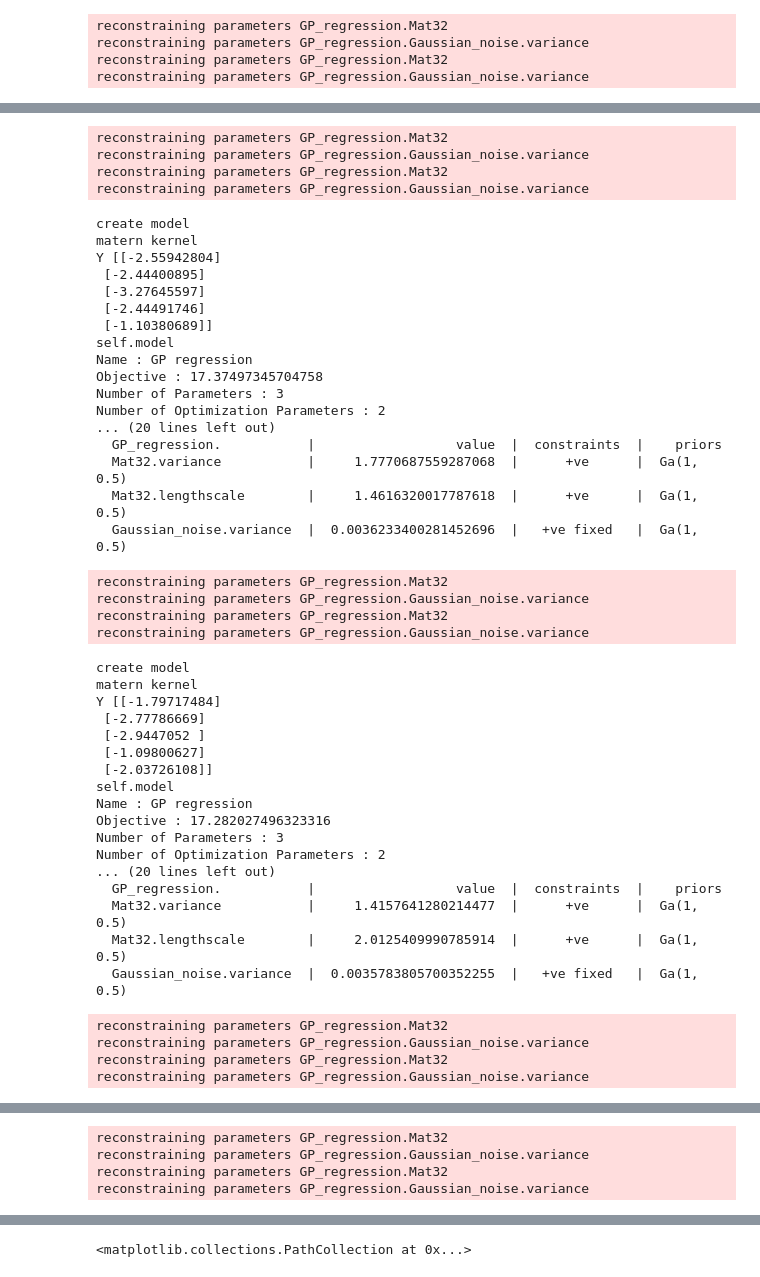
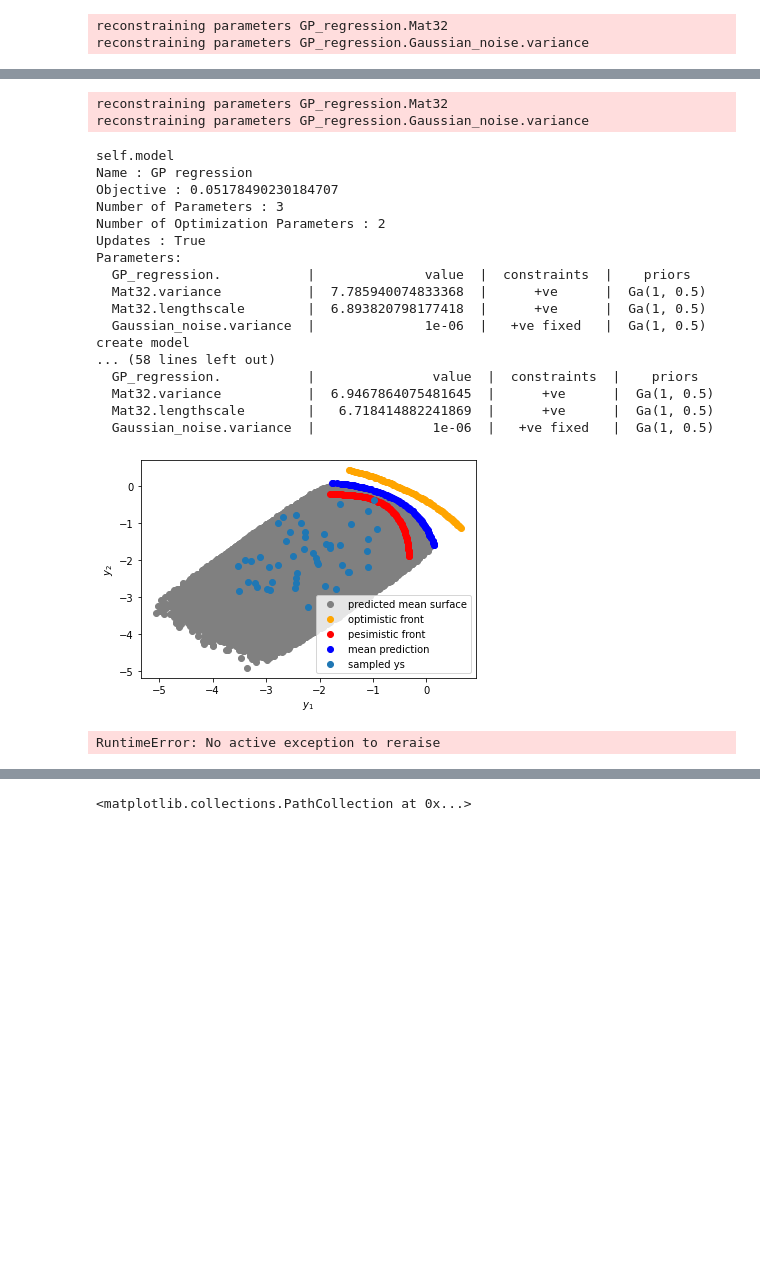
Before and after one commit to JuanUngredda/ParEGO_Last_Step, a Jupyter notebook: Inference_Pareto_Front.ipynb, the cells around one changed output, grey strips where cells are left out. Saved outputs shown, nothing was run; the diff lists cells and outputs as text; code cells hidden in the pictures; blank space fills up the shorter version.

```diff
--- a/Inference_Pareto_Front.ipynb
+++ b/Inference_Pareto_Front.ipynb
@@ -149,7 +211,9 @@ def generate_pf_dm_samples(Nfronts, true_utility, objective,initial_design= 5, s
         X_train = np.random.random((initial_n_samples, d))
         y_train = objective(X_train)
         space = GPyOpt.Design_space(space=[{'name': 'var', 'type': 'continuous', 'domain': (0, 1), 'dimensionality': d}])
-        model = multi_outputGP(output_dim=m, exact_feval=[True] * m)
+        model = multi_outputGP(output_dim=m,
+                               noise_var=[1e-06]*m,
+                               exact_feval=[True] * m)
 
         X_inmodel = space.unzip_inputs(X_train)
         Y_inmodel = [np.atleast_2d(y).T for y in y_train.T.tolist()]
@@ -167,12 +231,10 @@ def generate_pf_dm_samples(Nfronts, true_utility, objective,initial_design= 5, s
 
     return PF_samples, PF_decisions
 
-PF_samples, PF_decisions = generate_pf_dm_samples(Nfronts=30, true_utility=true_utility_func, objective=f, initial_design= 5, seed=1)
+PF_samples, PF_decisions = generate_pf_dm_samples(Nfronts=30, true_utility=true_utility_func, objective=f, initial_design= 50, seed=1)
 # %% [output]
 reconstraining parameters GP_regression.Mat32
 reconstraining parameters GP_regression.Gaussian_noise.variance
-reconstraining parameters GP_regression.Mat32
-reconstraining parameters GP_regression.Gaussian_noise.variance
 create model
 matern kernel
 Y [[-0.98019942]
@@ -193,46 +255,21 @@ Number of Optimization Parameters : 2
 reconstraining parameters GP_regression.Mat32
 reconstraining parameters GP_regression.Gaussian_noise.variance
-reconstraining parameters GP_regression.Mat32
-reconstraining parameters GP_regression.Gaussian_noise.variance
-create model
-matern kernel
-Y [[-2.55942804]
- [-2.44400895]
- [-3.27645597]
- [-2.44491746]
- [-1.10380689]]
 self.model
 Name : GP regression
-Objective : 17.37497345704758
+Objective : 0.05178490230184707
 Number of Parameters : 3
 Number of Optimization Parameters : 2
-... (20 lines left out)
-  GP_regression.           |                  value  |  constraints  |    priors
-  Mat32.variance           |     1.7770687559287068  |      +ve      |  Ga(1, 0.5)
-  Mat32.lengthscale        |     1.4616320017787618  |      +ve      |  Ga(1, 0.5)
-  Gaussian_noise.variance  |  0.0036233400281452696  |   +ve fixed   |  Ga(1, 0.5)
+Updates : True
+Parameters:
+  GP_regression.           |              value  |  constraints  |    priors
+  Mat32.variance           |  7.785940074833368  |      +ve      |  Ga(1, 0.5)
+  Mat32.lengthscale        |  6.893820798177418  |      +ve      |  Ga(1, 0.5)
+  Gaussian_noise.variance  |              1e-06  |   +ve fixed   |  Ga(1, 0.5)
+create model
+... (58 lines left out)
+  GP_regression.           |               value  |  constraints  |    priors
+  Mat32.variance           |  6.9467864075481645  |      +ve      |  Ga(1, 0.5)
+  Mat32.lengthscale        |   6.718414882241869  |      +ve      |  Ga(1, 0.5)
+  Gaussian_noise.variance  |               1e-06  |   +ve fixed   |  Ga(1, 0.5)
+[figure, added]
-reconstraining parameters GP_regression.Mat32
-reconstraining parameters GP_regression.Gaussian_noise.variance
-reconstraining parameters GP_regression.Mat32
-reconstraining parameters GP_regression.Gaussian_noise.variance
+RuntimeError: No active exception to reraise
-create model
-matern kernel
-Y [[-1.79717484]
- [-2.77786669]
- [-2.9447052 ]
- [-1.09800627]
- [-2.03726108]]
-self.model
-Name : GP regression
-Objective : 17.282027496323316
-Number of Parameters : 3
-Number of Optimization Parameters : 2
-... (20 lines left out)
-  GP_regression.           |                  value  |  constraints  |    priors
-  Mat32.variance           |     1.4157641280214477  |      +ve      |  Ga(1, 0.5)
-  Mat32.lengthscale        |     2.0125409990785914  |      +ve      |  Ga(1, 0.5)
-  Gaussian_noise.variance  |  0.0035783805700352255  |   +ve fixed   |  Ga(1, 0.5)
-reconstraining parameters GP_regression.Mat32
-reconstraining parameters GP_regression.Gaussian_noise.variance
-reconstraining parameters GP_regression.Mat32
-reconstraining parameters GP_regression.Gaussian_noise.variance
@@ -256,4 +275,0 @@ Number of Optimization Parameters : 2
-reconstraining parameters GP_regression.Mat32
-reconstraining parameters GP_regression.Gaussian_noise.variance
-reconstraining parameters GP_regression.Mat32
-reconstraining parameters GP_regression.Gaussian_noise.variance
```
Also changed, not shown: parts of 3 cells of this notebook, 9 other files.
